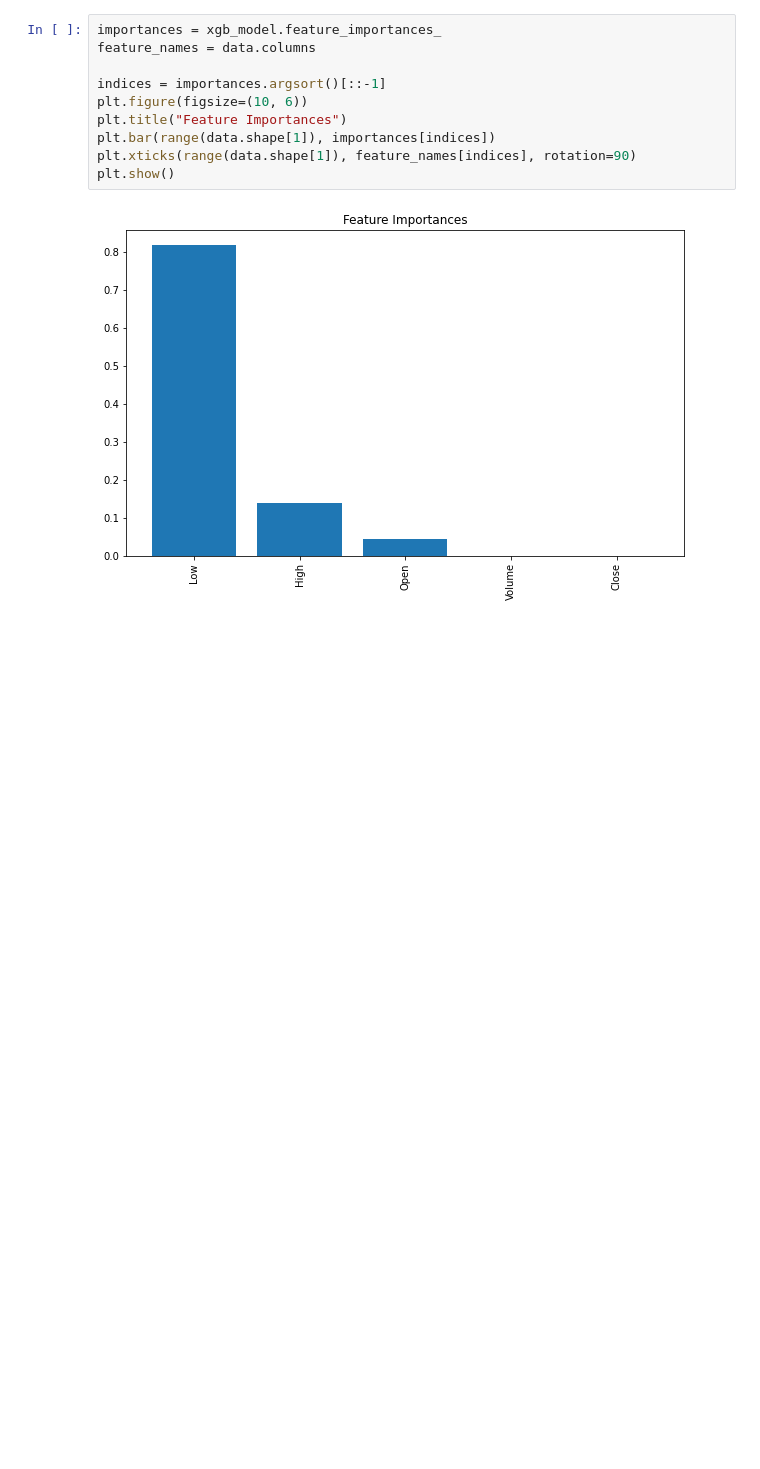
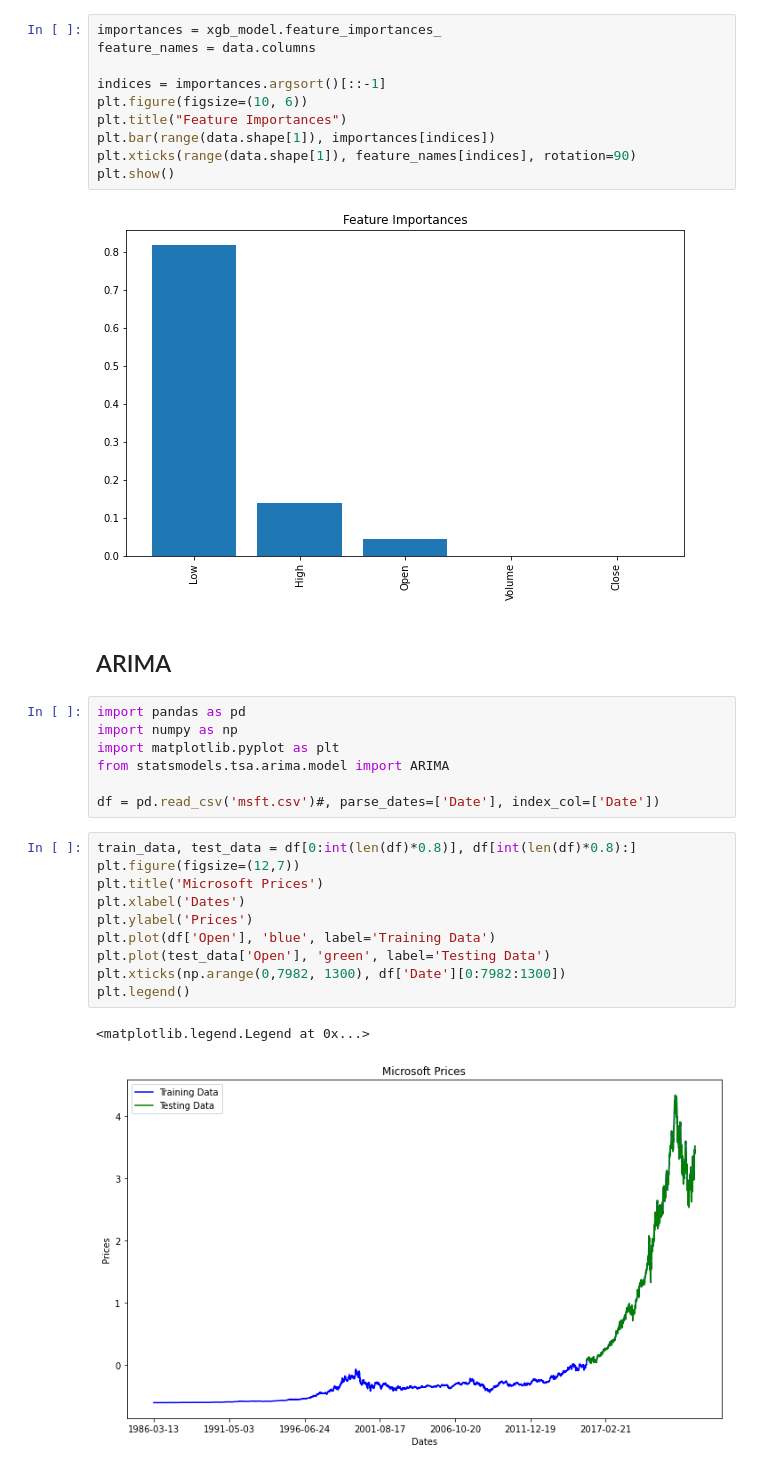
Before and after one commit to yeva-190/Stock_price_prediction, a Jupyter notebook: stock_price_prediction.ipynb, the cells around one changed output. Drawn from its saved outputs; the diff is of its cells as text; blank space fills up the shorter version.

```diff
--- a/stock_price_prediction.ipynb
+++ b/stock_price_prediction.ipynb
@@ -464,3 +464,25 @@ plt.xticks(range(data.shape[1]), feature_names[indices], rotation=90)
 plt.show()
 # %% [output]
 [figure]
+# %% [markdown]
+## ARIMA
+# %%
+import pandas as pd
+import numpy as np
+import matplotlib.pyplot as plt
+from statsmodels.tsa.arima.model import ARIMA
+
+df = pd.read_csv('msft.csv')#, parse_dates=['Date'], index_col=['Date'])
+# %%
+train_data, test_data = df[0:int(len(df)*0.8)], df[int(len(df)*0.8):]
+plt.figure(figsize=(12,7))
+plt.title('Microsoft Prices')
+plt.xlabel('Dates')
+plt.ylabel('Prices')
+plt.plot(df['Open'], 'blue', label='Training Data')
+plt.plot(test_data['Open'], 'green', label='Testing Data')
+plt.xticks(np.arange(0,7982, 1300), df['Date'][0:7982:1300])
+plt.legend()
+# %% [output]
+<matplotlib.legend.Legend at 0x...>
+[figure, added]
```
Also changed, not shown: parts of 4 cells of this notebook, 1 other file.
